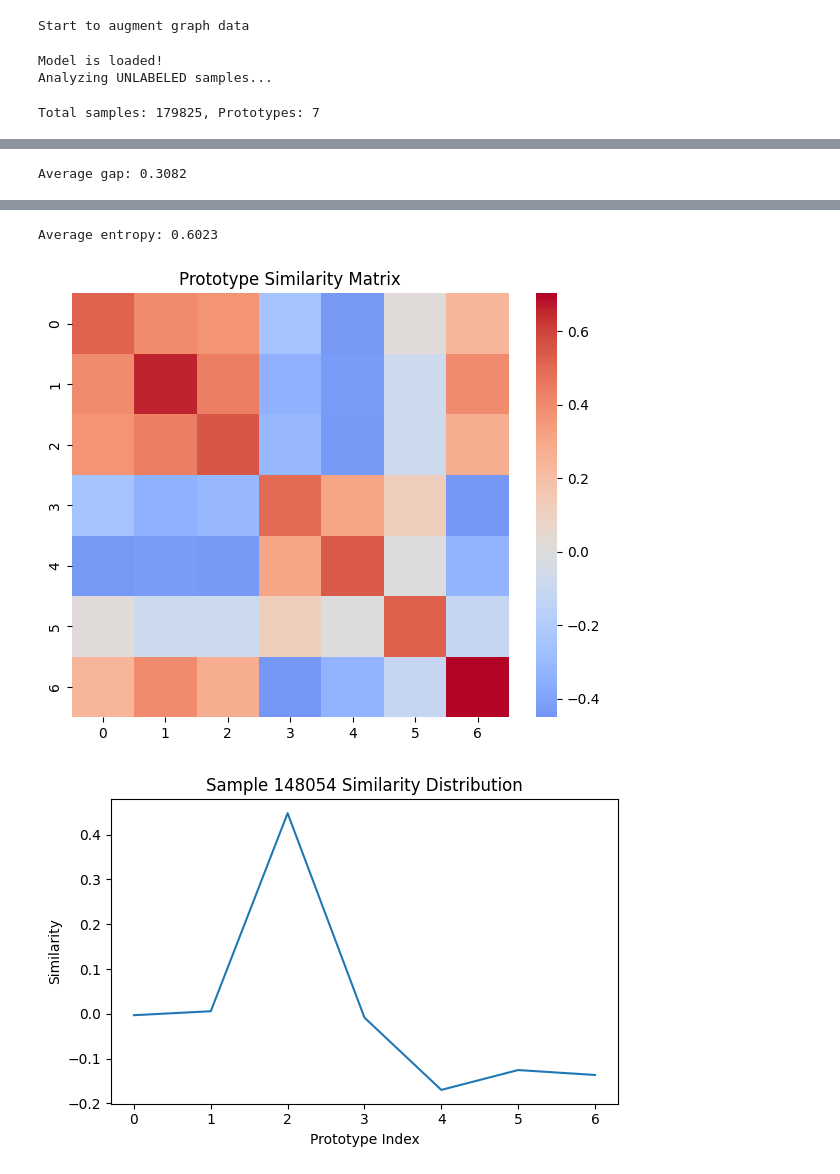
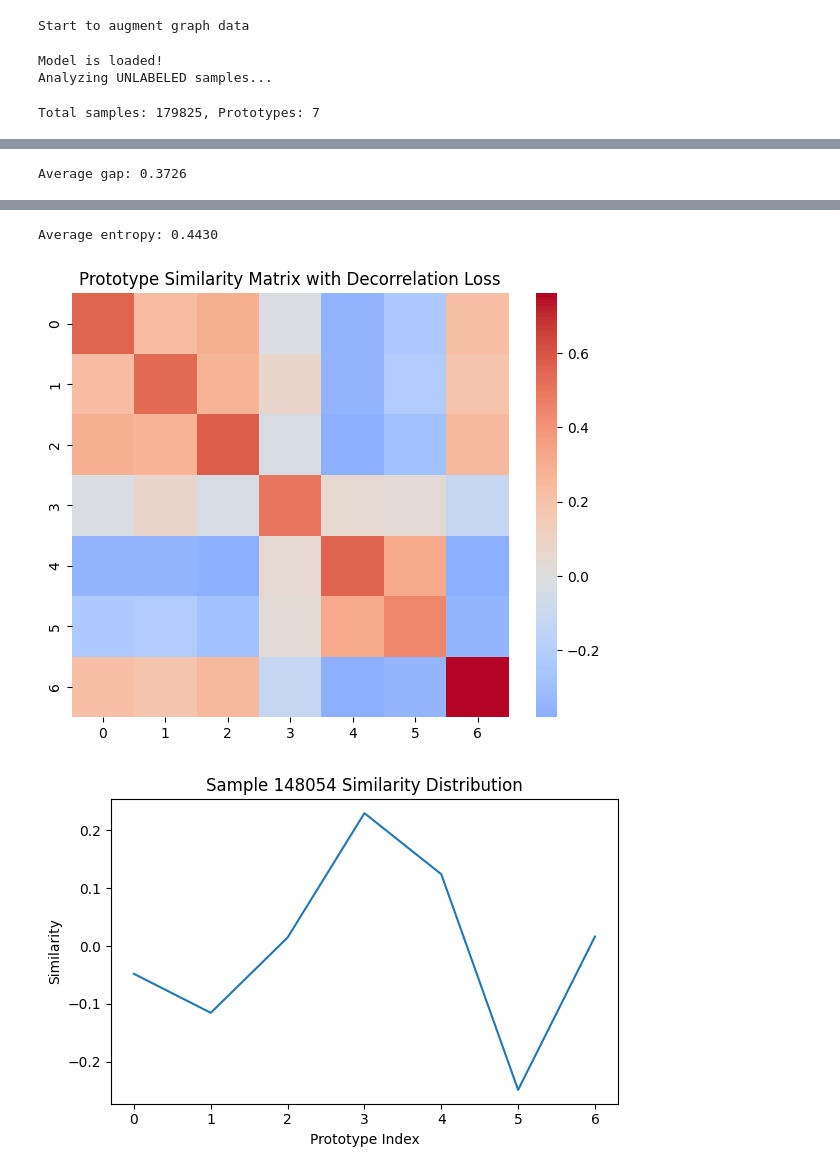
Before and after one commit to HongWxd/ProtoMI, a Jupyter notebook: V3/plot_scripts/plot_SI_fig3.ipynb, the cells around one changed output, grey strips where cells are left out. Saved outputs shown, nothing was run; the diff lists cells and outputs as text; code cells hidden in the pictures.

```diff
--- a/V3/plot_scripts/plot_SI_fig3.ipynb
+++ b/V3/plot_scripts/plot_SI_fig3.ipynb
@@ -472,7 +472,7 @@ parser.add_argument('--num_heads', type=int, default=4, help='Number of heads fo
 parser.add_argument('--desp_dim', type=int, default=217, help='Number of descriptors')
 parser.add_argument('--retrain_usl', type=bool, default=False, help='retrain the usl models')
 parser.add_argument('--ucl_trials', type=int, default=10, help='Number of trials for unsupervised learning')
-parser.add_argument('--save_path', type=str, default='checkpoints_no_decor_loss', help='')
+parser.add_argument('--save_path', type=str, default='checkpoints_origin_backup', help='')
 
 # graph augmentation configs
 parser.add_argument('--aug_types', type=str, default='all', help='augmentation types')
@@ -579,7 +579,7 @@ def analyze_similarity_distribution(encoder, projection, dataloader, proto_centr
     plt.figure(figsize=(6,5))
     plt.hist(gap.numpy(), bins=50)
     plt.title("Top-1 vs Top-2 Similarity Gap")
-    plt.xlabel("Gap")
+    plt.xlabel("Gap with decorrelation loss")
     plt.ylabel("Frequency")
     plt.tight_layout()
     # plt.savefig("gap_hist.png", dpi=300)
@@ -596,7 +596,7 @@ def analyze_similarity_distribution(encoder, projection, dataloader, proto_centr
     plt.figure(figsize=(6,5))
     plt.hist(entropy.numpy(), bins=50)
     plt.title("Entropy of Prototype Assignment")
-    plt.xlabel("Entropy")
+    plt.xlabel("Entropy with decorrelation loss")
     plt.ylabel("Frequency")
     plt.tight_layout()
     # plt.savefig("entropy_hist.png", dpi=300)
@@ -612,7 +612,7 @@ def analyze_similarity_distribution(encoder, projection, dataloader, proto_centr
 
     plt.figure(figsize=(6,5))
     sns.heatmap(proto_sim, cmap='coolwarm', center=0)
-    plt.title("Prototype Similarity Matrix")
+    plt.title("Prototype Similarity Matrix with Decorrelation Loss")
     plt.tight_layout()
     # plt.savefig("proto_heatmap.png", dpi=300)
     plt.show()
@@ -651 +651 @@ Total samples: 179825, Prototypes: 7
-Average gap: 0.3082
+Average gap: 0.3726
@@ -653,3 +653,3 @@ Average gap: 0.3082
-Average entropy: 0.6023
+Average entropy: 0.4430
-[figure, old version]
+[figure, new version]
-[figure, old version]
+[figure, new version]
```
Also changed, not shown: parts of 1 cell of this notebook, 20 other files.
